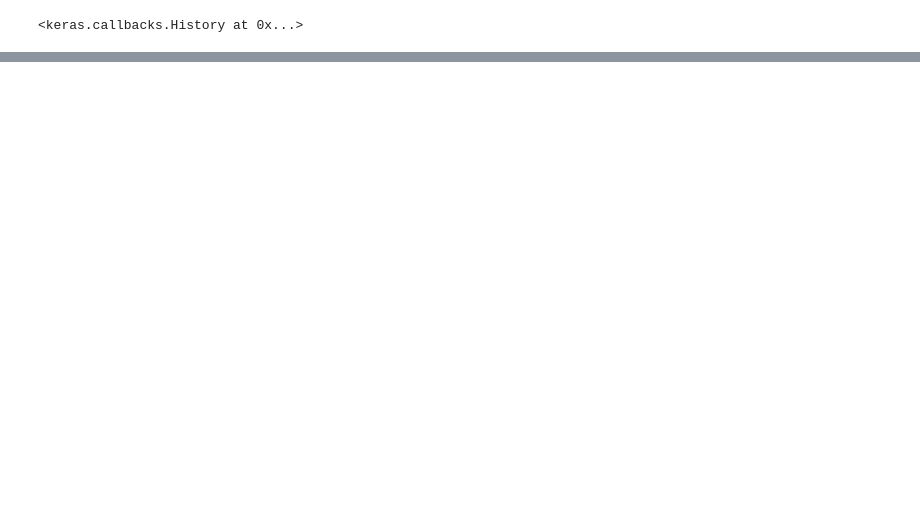
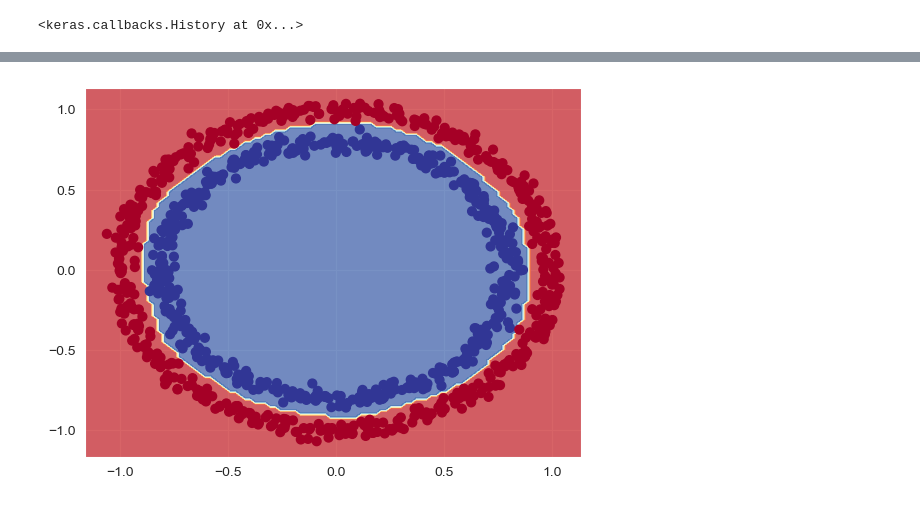
Before and after one commit to HkgCory/Neural_Network_Classification, a Jupyter notebook: multiclass_classification/make_circle/make_circle.ipynb, the cells around one changed output, grey strips where cells are left out. Cells and saved outputs as stored; diff of their text form; code cells hidden in the pictures; blank space fills up the shorter version.

```diff
--- a/multiclass_classification/make_circle/make_circle.ipynb
+++ b/multiclass_classification/make_circle/make_circle.ipynb
@@ -338,0 +351,5 @@ A = tf.cast(tf.range(-10,10))
+# %%
+X_train, y_train = X[:800], y[:800]
+X_test, y_test = X[800:], y[800:]
+
+X_train.shape, y_train.shape, X_test.shape, y_test.shape
@@ -338,0 +358,23 @@ A = tf.cast(tf.range(-10,10))
+# %%
+# Let's recreate a model to fit on the training data and evaluate on the test data
+
+tf.random.set_seed(42)
+
+#1. Create the model
+model_7 = tf.keras.Sequential([
+    tf.keras.layers.Dense(100, activation='relu'),
+    tf.keras.layers.Dense(100, activation='relu'),
+    tf.keras.layers.Dense(100, activation='relu'),
+    tf.keras.layers.Dense(1, activation='sigmoid')
+])
+
+#2. Compile the model
+model_7.compile(loss=tf.keras.losses.BinaryCrossentropy(),
+                optimizer=tf.keras.optimizers.Adam(lr=0.01),
+                metrics=['accuracy'])
+
+#3. Fit the model
+history = model_7.fit(X_train, y_train, epochs=100, verbose=0)
+
+#4. Evaluate the model
+model_7.evaluate(X_test, y_test)
@@ -338,0 +384,3 @@ A = tf.cast(tf.range(-10,10))
+# %%
+plot_decision_boundary(model=model_7, X=X, y=y)
+# %% [output]
@@ -338,0 +389 @@ A = tf.cast(tf.range(-10,10))
+[figure, added]
```
Also changed, not shown: parts of 30 cells of this notebook, 1 other file.
